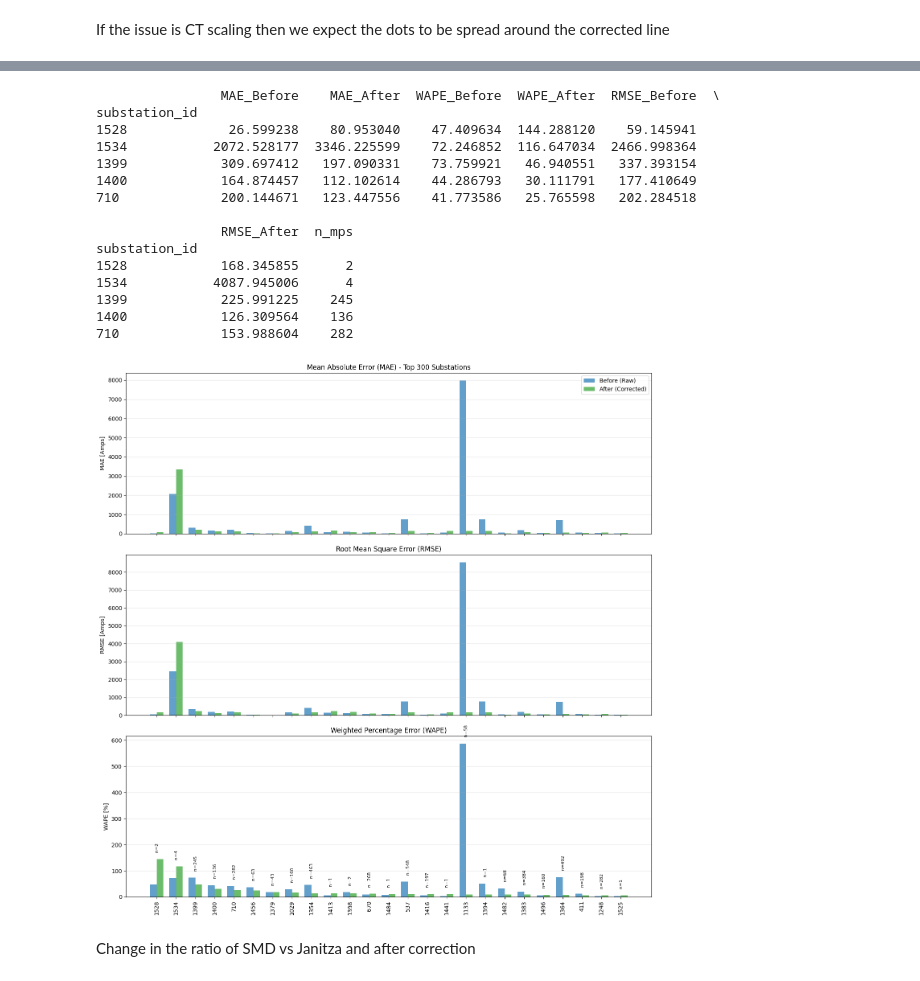
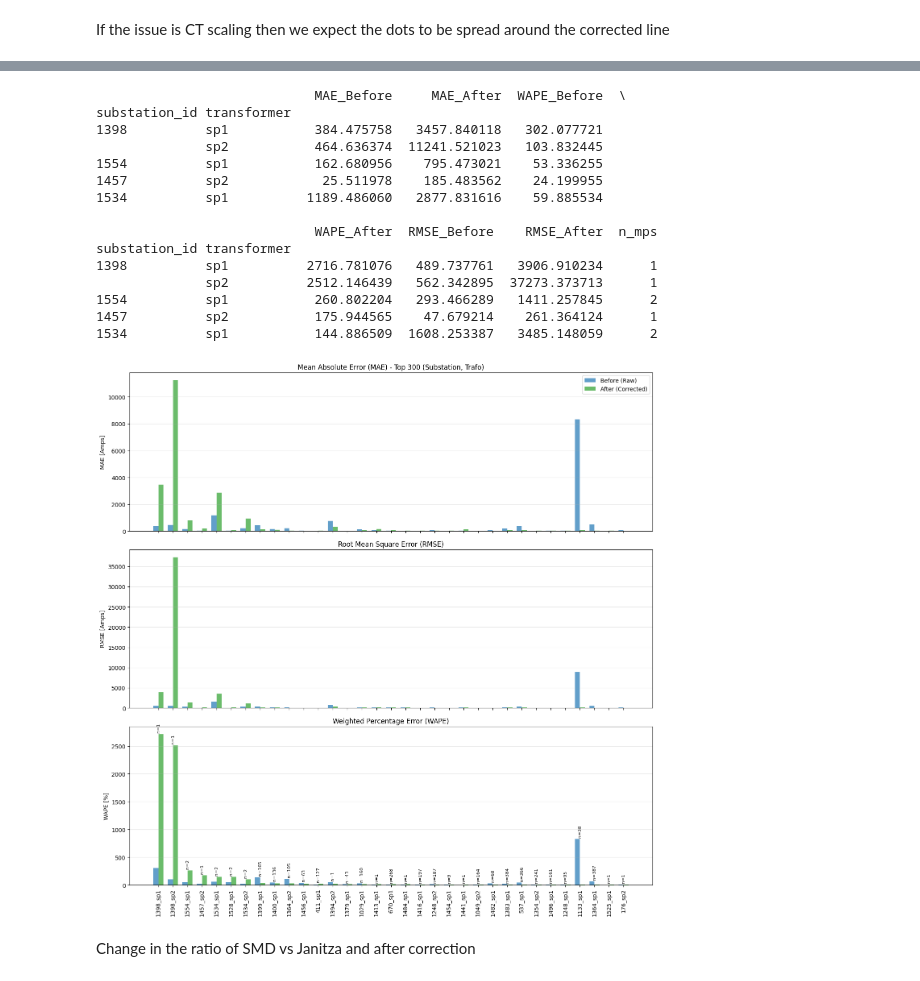
Before and after one commit to MindisBlank/Jasonaq_thesis, a Jupyter notebook: notebooks/ct_ratio_issue.ipynb, the cells around one changed output, grey strips where cells are left out. Saved outputs shown, nothing was run; the diff lists cells and outputs as text; code cells hidden in the pictures.

```diff
--- a/notebooks/ct_ratio_issue.ipynb
+++ b/notebooks/ct_ratio_issue.ipynb
@@ -627,7 +657,7 @@ Duplicate keys in SM good: 0
 # %%
 df_merged = df_sm_good.merge(
     df_jn_good,
-    on=["substation_id", "ts"],
+    on=["substation_id", "ts","transformer"],
     how="inner",             # intersection only
     suffixes=("_sm", "_jn"),
     validate="one_to_one"    # safety check: raises if keys aren't 1:1
@@ -674,12 +713,12 @@ df_metrics_before = calculate_robust_metrics( df_merged,sm_col="I_total_sm",jn_c
 # ==========================================
 df_after = df_merged.copy()
 
-# Merge alpha_ct
 df_after = df_after.merge(
-    df_computed[["substation_id", "alpha_ct"]],
-    on="substation_id",
+    df_computed[["substation_id", "transformer", "alpha_ct"]],
+    on=["substation_id", "transformer"],
     how="left",
 )
+
 df_after["alpha_ct"] = df_after["alpha_ct"].fillna(1.0)
 
 # Correct Janitza
@@ -700,48 +739,48 @@ min_num = 1
 
 # Filter Index based on coverage
 valid_ids = df_metrics_before[
     (df_metrics_before["per_completed"] >= cutoff) &
     (df_metrics_before["n_mps"] >= min_num)
 ].index
 
 # Select valid rows
 stats_final = pd.DataFrame({
     "MAE_Before": df_metrics_before.loc[valid_ids, "MAE"],
     "MAE_After":  df_metrics_after.loc[valid_ids, "MAE"],
 
     "WAPE_Before": df_metrics_before.loc[valid_ids, "WAPE"],
     "WAPE_After":  df_metrics_after.loc[valid_ids, "WAPE"],
 
     "RMSE_Before": df_metrics_before.loc[valid_ids, "RMSE"],
     "RMSE_After":  df_metrics_after.loc[valid_ids, "RMSE"],
 
     "n_mps": df_metrics_before.loc[valid_ids, "n_mps"]
 })
 
 # Sort by Improved WAPE
 stats_final = stats_final.sort_values("WAPE_After", ascending=False)
 
 print(stats_final.head())
 
 
 plot_robust_comparison(stats_final)
 # %% [output]
-                MAE_Before    MAE_After  WAPE_Before  WAPE_After  RMSE_Before  \
-substation_id
-1528             26.599238    80.953040    47.409634  144.288120    59.145941
-1534           2072.528177  3346.225599    72.246852  116.647034  2466.998364
-1399            309.697412   197.090331    73.759921   46.940551   337.393154
-1400            164.874457   112.102614    44.286793   30.111791   177.410649
-710             200.144671   123.447556    41.773586   25.765598   202.284518
+                            MAE_Before     MAE_After  WAPE_Before  \
+substation_id transformer
+1398          sp1           384.475758   3457.840118   302.077721
+              sp2           464.636374  11241.521023   103.832445
+1554          sp1           162.680956    795.473021    53.336255
+1457          sp2            25.511978    185.483562    24.199955
+1534          sp1          1189.486060   2877.831616    59.885534
 
-                RMSE_After  n_mps
-substation_id
-1528            168.345855      2
-1534           4087.945006      4
-1399            225.991225    245
-1400            126.309564    136
-710             153.988604    282
+                            WAPE_After  RMSE_Before    RMSE_After  n_mps
+substation_id transformer
+1398          sp1          2716.781076   489.737761   3906.910234      1
+              sp2          2512.146439   562.342895  37273.373713      1
+1554          sp1           260.802204   293.466289   1411.257845      2
+1457          sp2           175.944565    47.679214    261.364124      1
+1534          sp1           144.886509  1608.253387   3485.148059      2
-[figure, old version]
+[figure, new version]
 # %% [markdown]
 Change in the ratio of SMD vs Janitza and after correction
 # %% [markdown]
```
Also changed, not shown: parts of 6 cells of this notebook, 2 other files.
